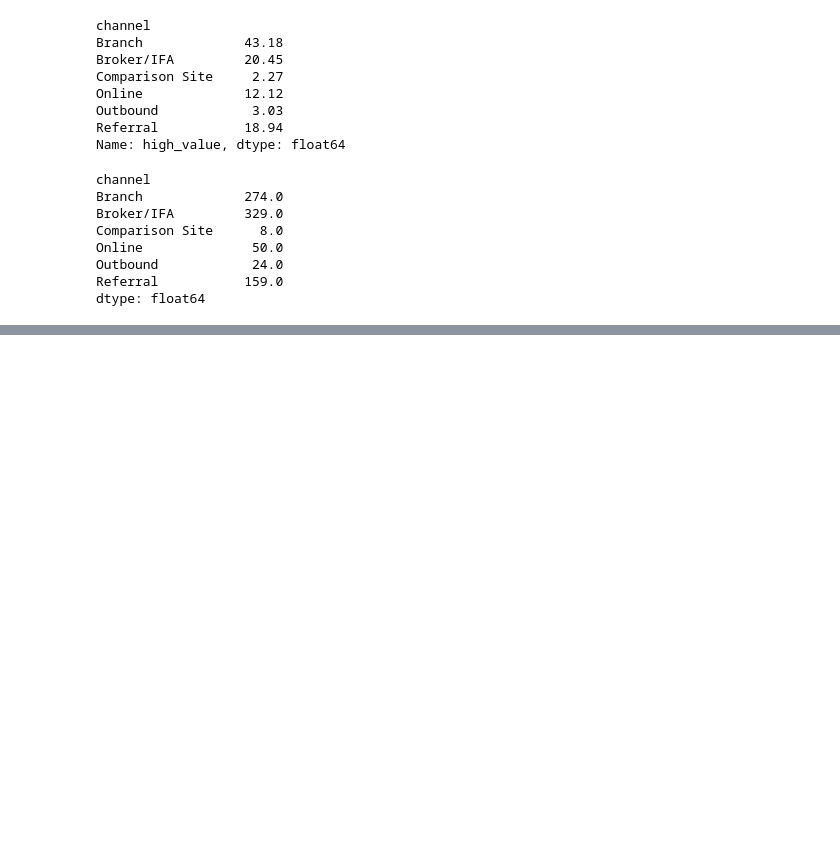
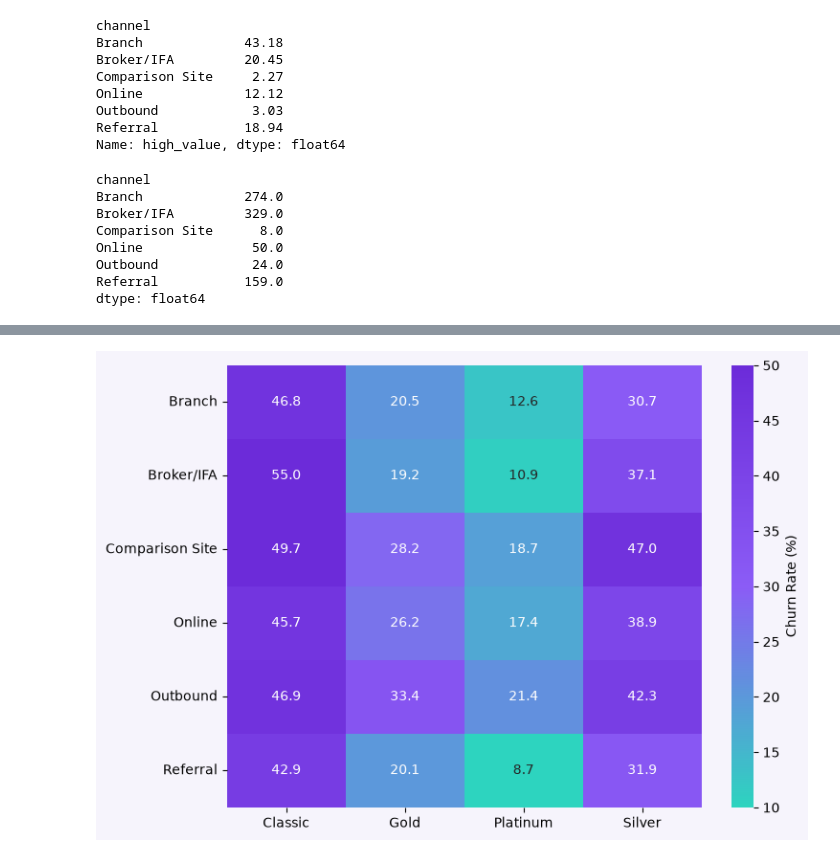
Before and after one commit to esmerowbotham-tech/Money-Craft-Project, a Jupyter notebook: insights.ipynb, the cells around one changed output, grey strips where cells are left out. Saved outputs shown, nothing was run; the diff lists cells and outputs as text; code cells hidden in the pictures; blank space fills up the shorter version.

```diff
--- a/insights.ipynb
+++ b/insights.ipynb
@@ -476,0 +542,5 @@ plt.show()
+# %%
+paying = scv[scv['max_fee'] > 0]
+churn_rate_series = (paying.groupby(['channel', 'last_account_tier'])['churned'].mean() * 100).round(2)
+churn_rate_table = churn_rate_series.unstack()
+churn_rate_table
@@ -476,0 +556,17 @@ plt.show()
+# %%
+from matplotlib.colors import LinearSegmentedColormap
+
+moneycraft_cmap = LinearSegmentedColormap.from_list(
+    "moneycraft",
+    ["#2DD4BF", '#8B5CF6','#6C2BD9']
+)
+
+plt.figure(figsize=(8,6))
+
+sns.heatmap(churn_rate_table, vmin=10, vmax=50, center=30, cmap=moneycraft_cmap, annot=True, fmt='.1f', cbar_kws={'label': 'Churn Rate (%)'})
+plt.xlabel('')
+plt.ylabel('')
+
+plt.show()
+# %% [output]
+[figure, added]
```
Also changed, not shown: parts of 9 cells of this notebook.
